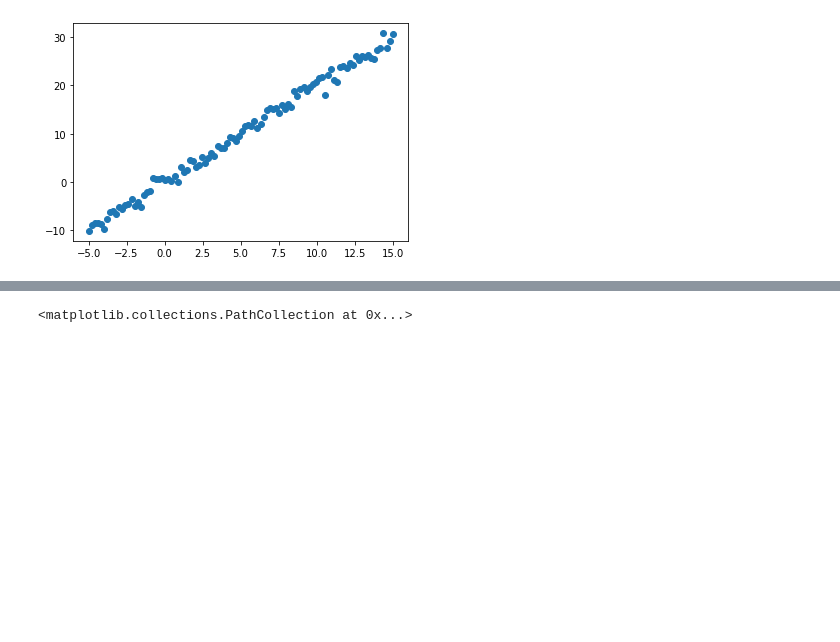
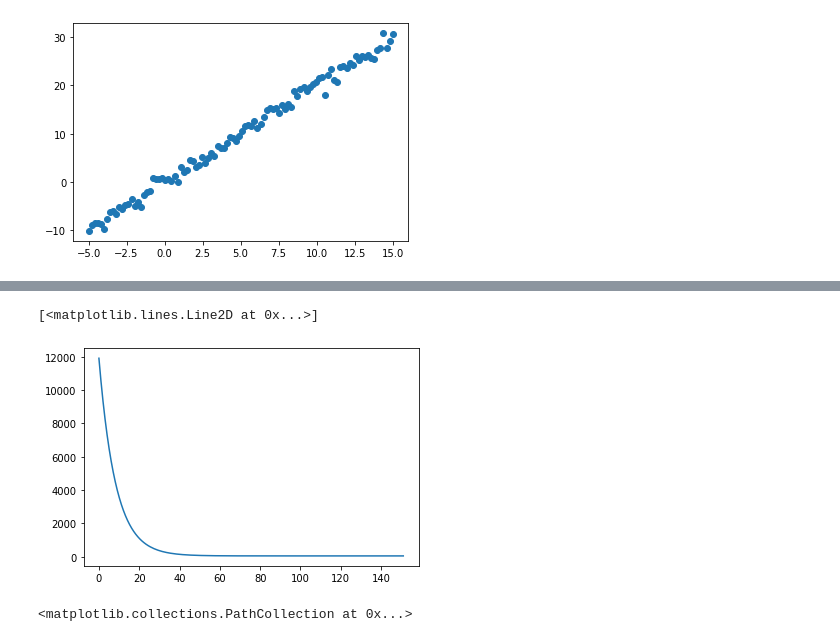
Before and after one commit to JimGerth/desy-ml-python, a Jupyter notebook: Chapter 2.ipynb, the cells around one changed output, grey strips where cells are left out. Drawn from its saved outputs; the diff is of its cells as text; code cells hidden in the pictures; blank space fills up the shorter version.

```diff
--- a/Chapter 2.ipynb
+++ b/Chapter 2.ipynb
@@ -159,3 +168,8 @@ IndexError: tuple index out of range
+# %%
+plt.plot(np.linspace(0, len(reglin.cost_) + 1, len(reglin.cost_)), reglin.cost_)
+# %% [output]
+[<matplotlib.lines.Line2D at 0x...>]
+[figure, added]
 # %%
 data_nonlinear = np.load('data/nonlinear.npy')
 plt.scatter(data_nonlinear[:,0], data_nonlinear[:,1])
```
Also changed, not shown: parts of 4 cells of this notebook, 1 other file.
